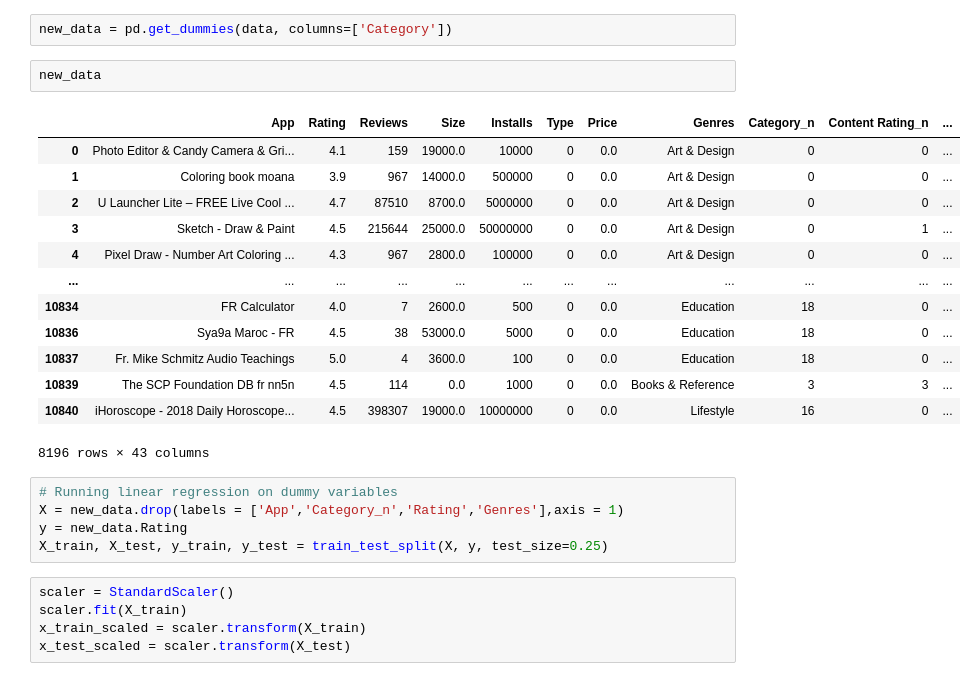
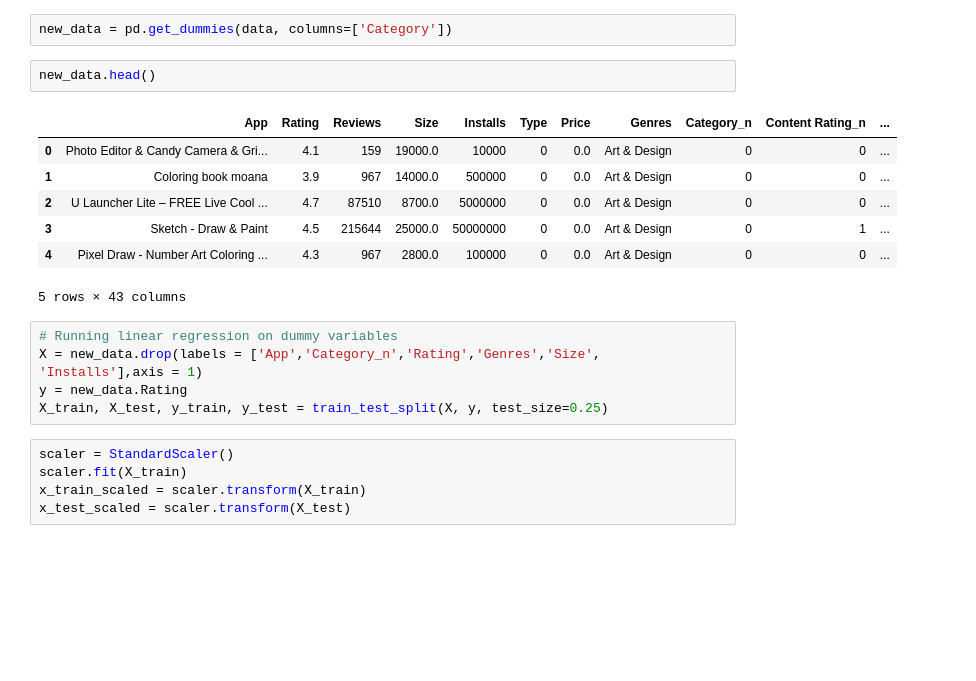
Before and after one commit to Sharat005/GooglePlaystoreAnalysis, a Jupyter notebook: PlaystoreAnalysis.ipynb, the cells around one changed output. Cells and saved outputs as stored; diff of their text form; blank space fills up the shorter version.

```diff
--- a/PlaystoreAnalysis.ipynb
+++ b/PlaystoreAnalysis.ipynb
@@ -364,24 +363,18 @@ data
 # %%
 new_data = pd.get_dummies(data, columns=['Category'])
 # %%
-new_data
+new_data.head()
 # %% [output]
 |  | App | Rating | Reviews | Size | Installs | Type | Price | Genres | Category_n | Content Rating_n | ... |
 | 0 | Photo Editor & Candy Camera & Gri... | 4.1 | 159 | 19000.0 | 10000 | 0 | 0.0 | Art & Design | 0 | 0 | ... |
 | 1 | Coloring book moana | 3.9 | 967 | 14000.0 | 500000 | 0 | 0.0 | Art & Design | 0 | 0 | ... |
 | 2 | U Launcher Lite – FREE Live Cool ... | 4.7 | 87510 | 8700.0 | 5000000 | 0 | 0.0 | Art & Design | 0 | 0 | ... |
 | 3 | Sketch - Draw & Paint | 4.5 | 215644 | 25000.0 | 50000000 | 0 | 0.0 | Art & Design | 0 | 1 | ... |
 | 4 | Pixel Draw - Number Art Coloring ... | 4.3 | 967 | 2800.0 | 100000 | 0 | 0.0 | Art & Design | 0 | 0 | ... |
-| ... | ... | ... | ... | ... | ... | ... | ... | ... | ... | ... | ... |
-| 10834 | FR Calculator | 4.0 | 7 | 2600.0 | 500 | 0 | 0.0 | Education | 18 | 0 | ... |
-| 10836 | Sya9a Maroc - FR | 4.5 | 38 | 53000.0 | 5000 | 0 | 0.0 | Education | 18 | 0 | ... |
-| 10837 | Fr. Mike Schmitz Audio Teachings | 5.0 | 4 | 3600.0 | 100 | 0 | 0.0 | Education | 18 | 0 | ... |
-| 10839 | The SCP Foundation DB fr nn5n | 4.5 | 114 | 0.0 | 1000 | 0 | 0.0 | Books & Reference | 3 | 3 | ... |
-| 10840 | iHoroscope - 2018 Daily Horoscope... | 4.5 | 398307 | 19000.0 | 10000000 | 0 | 0.0 | Lifestyle | 16 | 0 | ... |
-8196 rows × 43 columns
+5 rows × 43 columns
 # %%
 # Running linear regression on dummy variables
-X = new_data.drop(labels = ['App','Category_n','Rating','Genres'],axis = 1)
+X = new_data.drop(labels = ['App','Category_n','Rating','Genres','Size', 'Installs'],axis = 1)
 y = new_data.Rating
 X_train, X_test, y_train, y_test = train_test_split(X, y, test_size=0.25)
 # %%
```
Also changed, not shown: parts of 12 cells of this notebook.
